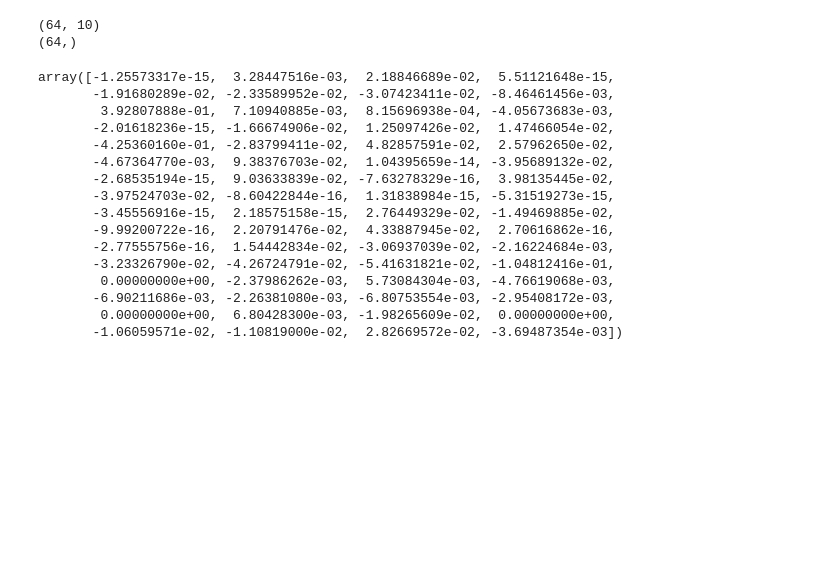
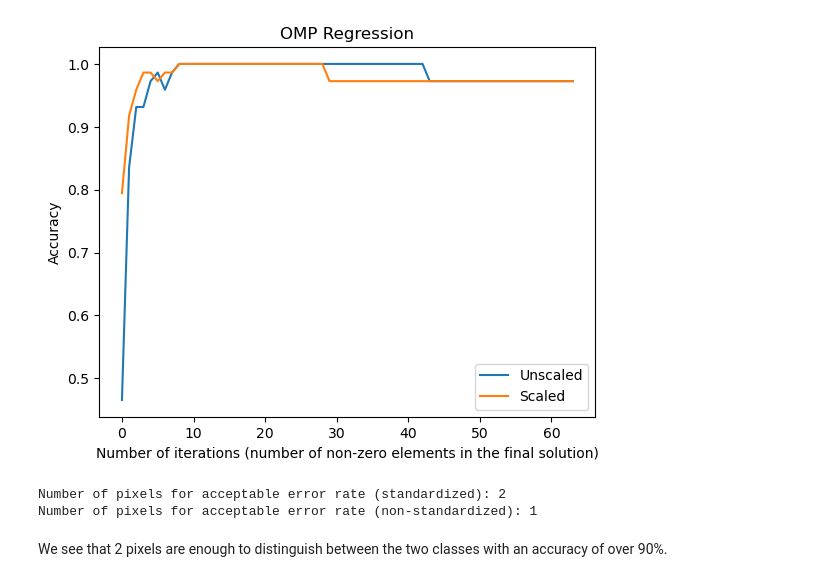
Before and after one commit to PrioteasaAndrei/ML-Essentials, a Jupyter notebook: exercise-05/regularized-regression.ipynb, the cells around one changed output. Cells and saved outputs as stored; diff of their text form; code cells hidden in the pictures; blank space fills up the shorter version.

```diff
--- a/exercise-05/regularized-regression.ipynb
+++ b/exercise-05/regularized-regression.ipynb
@@ -76,28 +30,11 @@ def omp_regression(X,y, T):
-# %%
-beta_hats = omp_regression(filtered_data, transform_labels(filtered_target), 10)
-print(beta_hats.shape)
-
-beta = beta_hats[:,-1]
-print(beta.shape)
-# %% [output]
-(64, 10)
-(64,)
-# %%
-beta
-# %% [output]
-array([-1.25573317e-15,  3.28447516e-03,  2.18846689e-02,  5.51121648e-15,
-       -1.91680289e-02, -2.33589952e-02, -3.07423411e-02, -8.46461456e-03,
-        3.92807888e-01,  7.10940885e-03,  8.15696938e-04, -4.05673683e-03,
-       -2.01618236e-15, -1.66674906e-02,  1.25097426e-02,  1.47466054e-02,
-       -4.25360160e-01, -2.83799411e-02,  4.82857591e-02,  2.57962650e-02,
-       -4.67364770e-03,  9.38376703e-02,  1.04395659e-14, -3.95689132e-02,
-       -2.68535194e-15,  9.03633839e-02, -7.63278329e-16,  3.98135445e-02,
-       -3.97524703e-02, -8.60422844e-16,  1.31838984e-15, -5.31519273e-15,
-       -3.45556916e-15,  2.18575158e-15,  2.76449329e-02, -1.49469885e-02,
-       -9.99200722e-16,  2.20791476e-02,  4.33887945e-02,  2.70616862e-16,
-       -2.77555756e-16,  1.54442834e-02, -3.06937039e-02, -2.16224684e-03,
-       -3.23326790e-02, -4.26724791e-02, -5.41631821e-02, -1.04812416e-01,
-        0.00000000e+00, -2.37986262e-03,  5.73084304e-03, -4.76619068e-03,
-       -6.90211686e-03, -2.26381080e-03, -6.80753554e-03, -2.95408172e-03,
-        0.00000000e+00,  6.80428300e-03, -1.98265609e-02,  0.00000000e+00,
-       -1.06059571e-02, -1.10819000e-02,  2.82669572e-02, -3.69487354e-03])
+# %%
+def transform_labels(y):
+    y[y == 3] = -1
+    y[y == 9] = 1
+    return y
+
+def predict(X,beta_hat):
+    return np.sign(np.dot(X, beta_hat)).astype(int)
+
+def error(labels,predicted_labels):
+    return np.sum(labels != predicted_labels)/labels.shape[0]
@@ -103,0 +77,40 @@ array([-1.25573317e-15,  3.28447516e-03,  2.18846689e-02,  5.51121648e-15,
+# %%
+T = 64
+X_train, X_test, y_train, y_test = import_data(standardize=False)
+X_train_scaled, X_test_scaled, _, _ = import_data(standardize=True)
+
+beta_hats = omp_regression_gpt(X_train, transform_labels(y_train), T)
+beta_hats_scaled = omp_regression_gpt(X_train_scaled, transform_labels(y_train), T)
+
+## iterate over beta_hats
+accuracy = []
+accuracy_scaled = []
+for i in range(beta_hats.shape[1]):
+    y_hat = predict(X_test, beta_hats[:, i])
+    y_hat_scaled = predict(X_test_scaled, beta_hats_scaled[:, i])
+    # print(1 - error(transform_labels(y_test), y_hat))
+    accuracy.append(1 - error(transform_labels(y_test), y_hat))
+    accuracy_scaled.append(1 - error(transform_labels(y_test), y_hat_scaled))
+
+plt.plot(accuracy)
+plt.plot(accuracy_scaled)
+plt.legend(["Unscaled", "Scaled"])
+plt.xlabel("Number of iterations (number of non-zero elements in the final solution)")
+plt.ylabel("Accuracy")
+plt.title("OMP Regression")
+plt.show()
+# %% [output]
+[figure, added]
+# %%
+# Determine number of pixels for acceptable error rate
+acceptable_error_rate = 0.9  # Define an acceptable error rate
+num_pixels_std = np.argmax(np.array(accuracy) >= acceptable_error_rate)
+num_pixels_non_std = np.argmax(np.array(accuracy_scaled) >= acceptable_error_rate)
+
+print(f"Number of pixels for acceptable error rate (standardized): {num_pixels_std}")
+print(f"Number of pixels for acceptable error rate (non-standardized): {num_pixels_non_std}")
+# %% [output]
+Number of pixels for acceptable error rate (standardized): 2
+Number of pixels for acceptable error rate (non-standardized): 1
+# %% [markdown]
+We see that 2 pixels are enough to distinguish between the two classes with an accuracy of over 90%.
```
Also changed, not shown: parts of 15 cells of this notebook, 8 other files.
